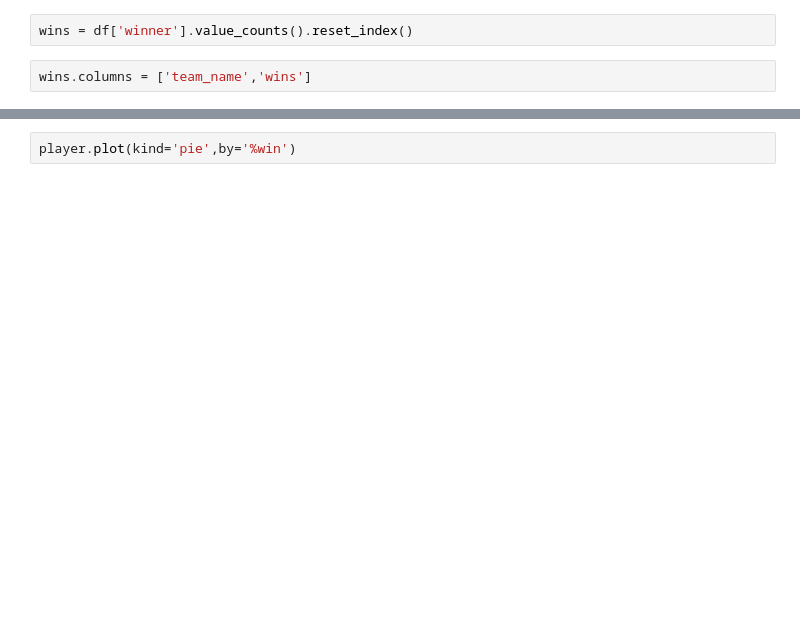
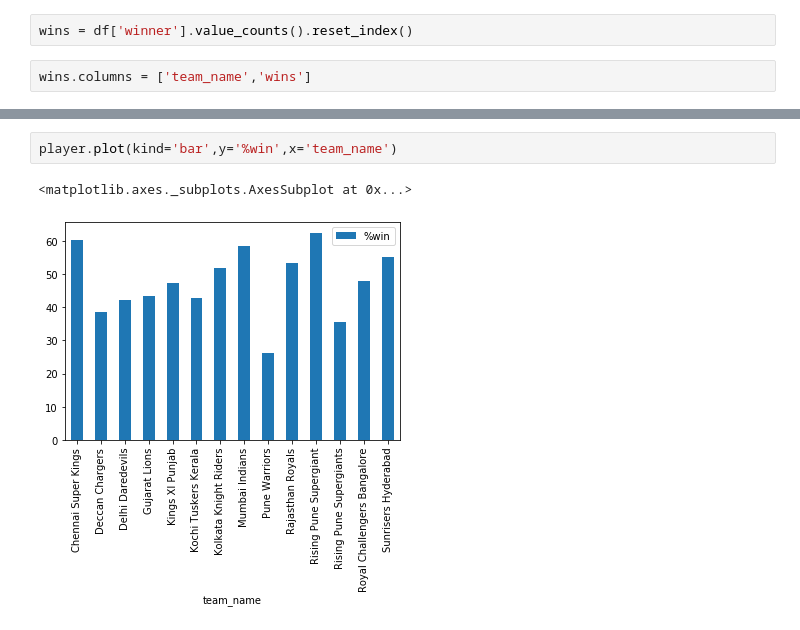
Before and after one commit to ritik1501/IPL-Data-Analysis, a Jupyter notebook: Team Performance.ipynb, the cells around one changed output, grey strips where cells are left out. Saved outputs shown, nothing was run; the diff lists cells and outputs as text; blank space fills up the shorter version.

Commit message:
Teams Analysis Added

```diff
--- a/Team Performance.ipynb
+++ b/Team Performance.ipynb
@@ -27,2 +88,5 @@ player
 # %%
-player.plot(kind='pie',by='%win')
+player.plot(kind='bar',y='%win',x='team_name')
+# %% [output]
+<matplotlib.axes._subplots.AxesSubplot at 0x...>
+[figure, added]
```
Also changed, not shown: parts of 7 cells of this notebook, 1 other file.
